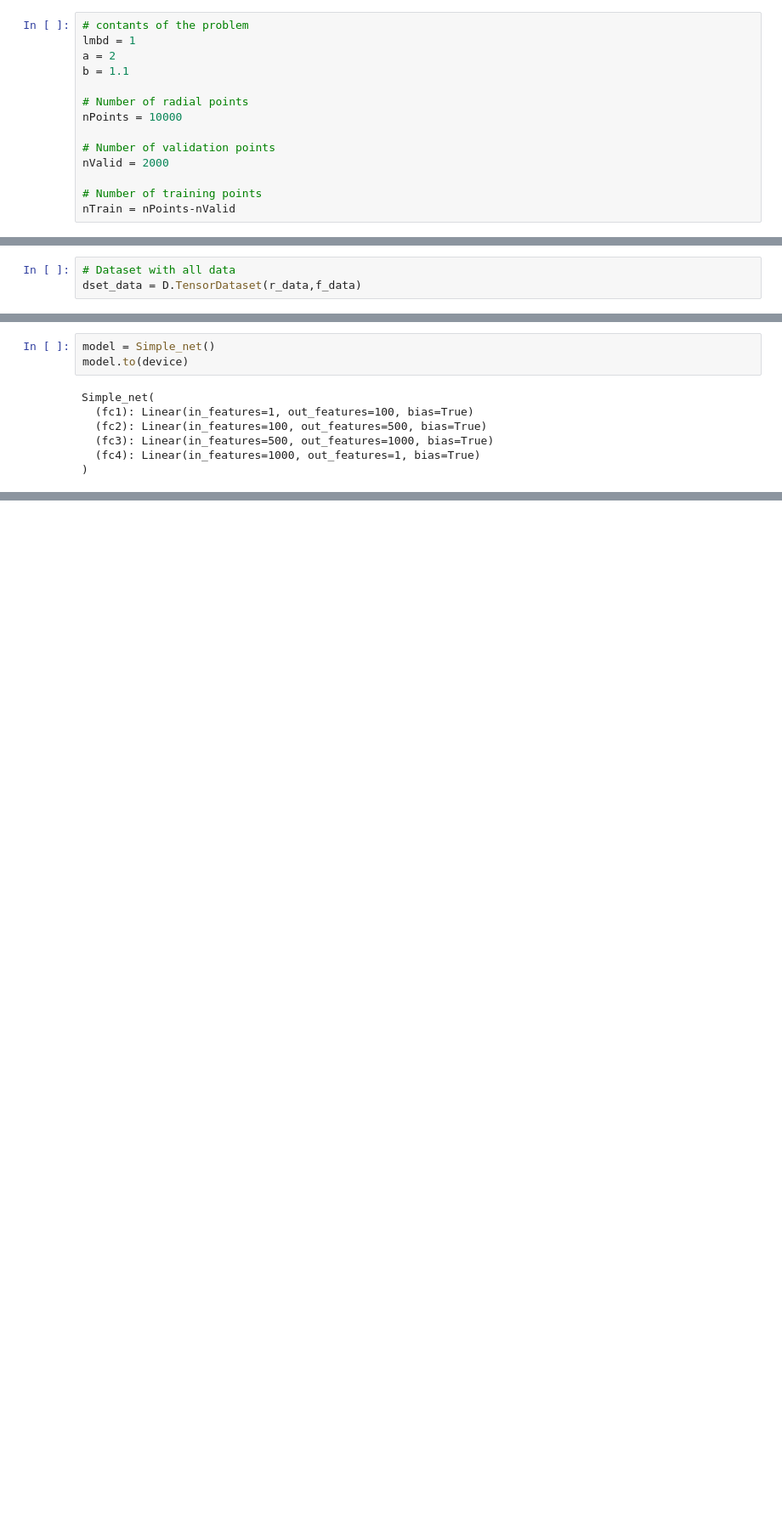
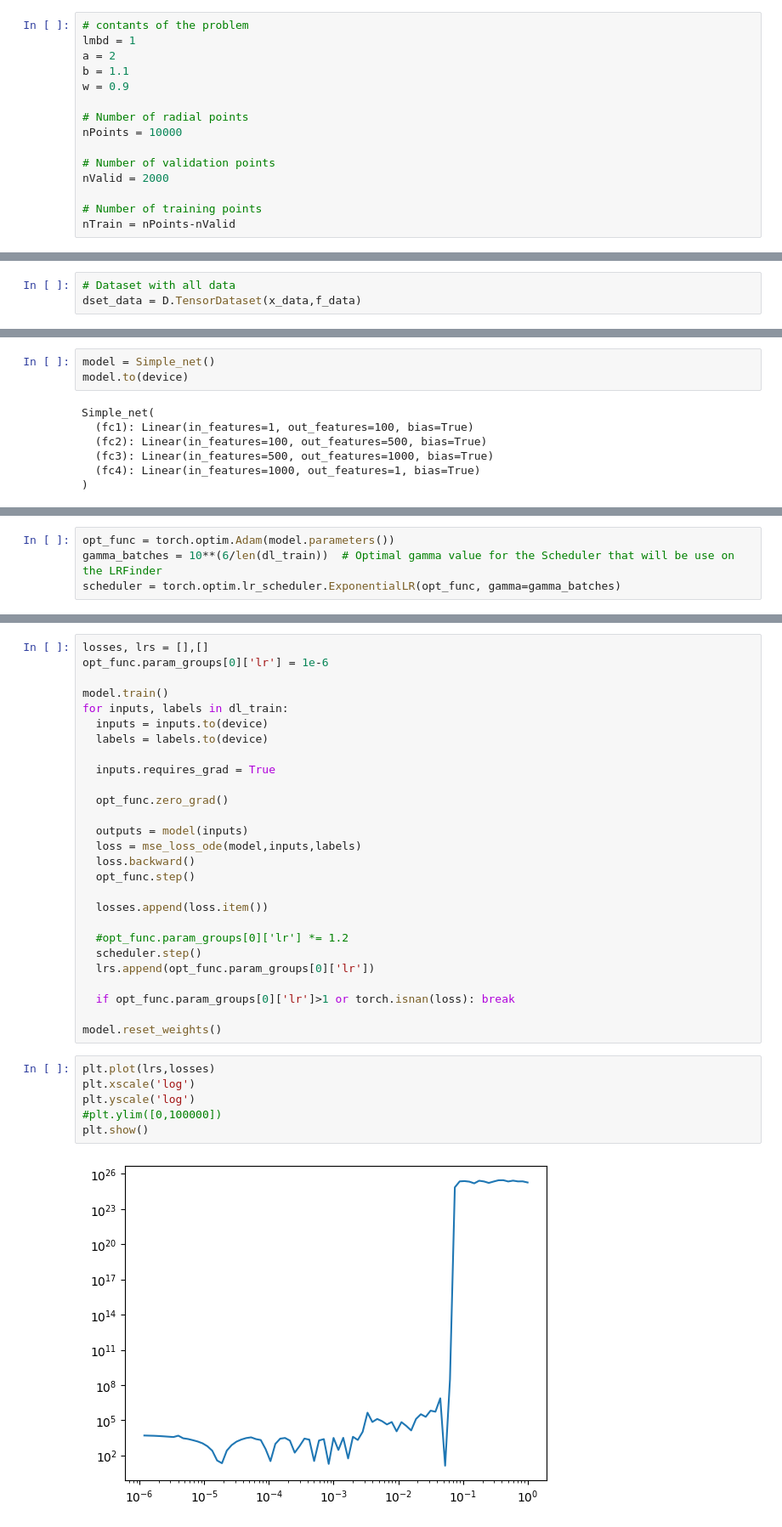
Before and after one commit to JorgeFMDelgado/PINNs, a Jupyter notebook: QBalls_PINNs.ipynb, the cells around one changed output, grey strips where cells are left out. Shown at 85% size. Drawn from its saved outputs; the diff is of its cells as text; blank space fills up the shorter version.

```diff
--- a/QBalls_PINNs.ipynb
+++ b/QBalls_PINNs.ipynb
@@ -32,6 +34,7 @@ device(type='mps')
 lmbd = 1
 a = 2
 b = 1.1
+w = 0.9
 
 # Number of radial points
 nPoints = 10000
@@ -52,6 +56,6 @@ f_data = torch.zeros_like(r_data)
 # %%
 # Dataset with all data
-dset_data = D.TensorDataset(r_data,f_data)
+dset_data = D.TensorDataset(x_data,f_data)
 # %%
 # Random Split of the dataset with all data into two for training and validation
 dset_train, dset_valid = D.random_split(dset_data,[nTrain,nValid])
@@ -94,0 +133,4 @@ Simple_net(
+# %%
+opt_func = torch.optim.Adam(model.parameters())
+gamma_batches = 10**(6/len(dl_train))  # Optimal gamma value for the Scheduler that will be use on the LRFinder
+scheduler = torch.optim.lr_scheduler.ExponentialLR(opt_func, gamma=gamma_batches)
@@ -94,0 +139,35 @@ Simple_net(
+# %%
+losses, lrs = [],[]
+opt_func.param_groups[0]['lr'] = 1e-6
+
+model.train()
+for inputs, labels in dl_train:
+  inputs = inputs.to(device)
+  labels = labels.to(device)
+
+  inputs.requires_grad = True
+
+  opt_func.zero_grad()
+
+  outputs = model(inputs)
+  loss = mse_loss_ode(model,inputs,labels)
+  loss.backward()
+  opt_func.step()
+
+  losses.append(loss.item())
+
+  #opt_func.param_groups[0]['lr'] *= 1.2
+  scheduler.step()
+  lrs.append(opt_func.param_groups[0]['lr'])
+
+  if opt_func.param_groups[0]['lr']>1 or torch.isnan(loss): break
+
+model.reset_weights()
+# %%
+plt.plot(lrs,losses)
+plt.xscale('log')
+plt.yscale('log')
+#plt.ylim([0,100000])
+plt.show()
+# %% [output]
+[figure, added]
```
Also changed, not shown: parts of 13 cells of this notebook.
